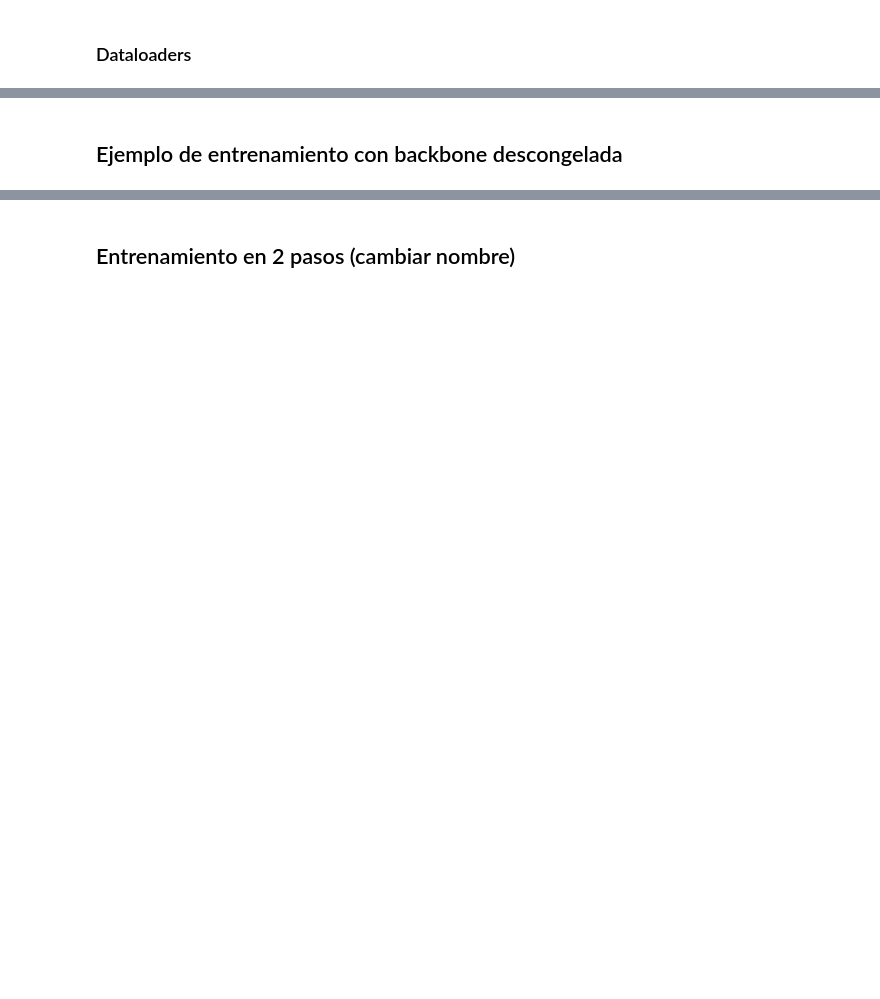
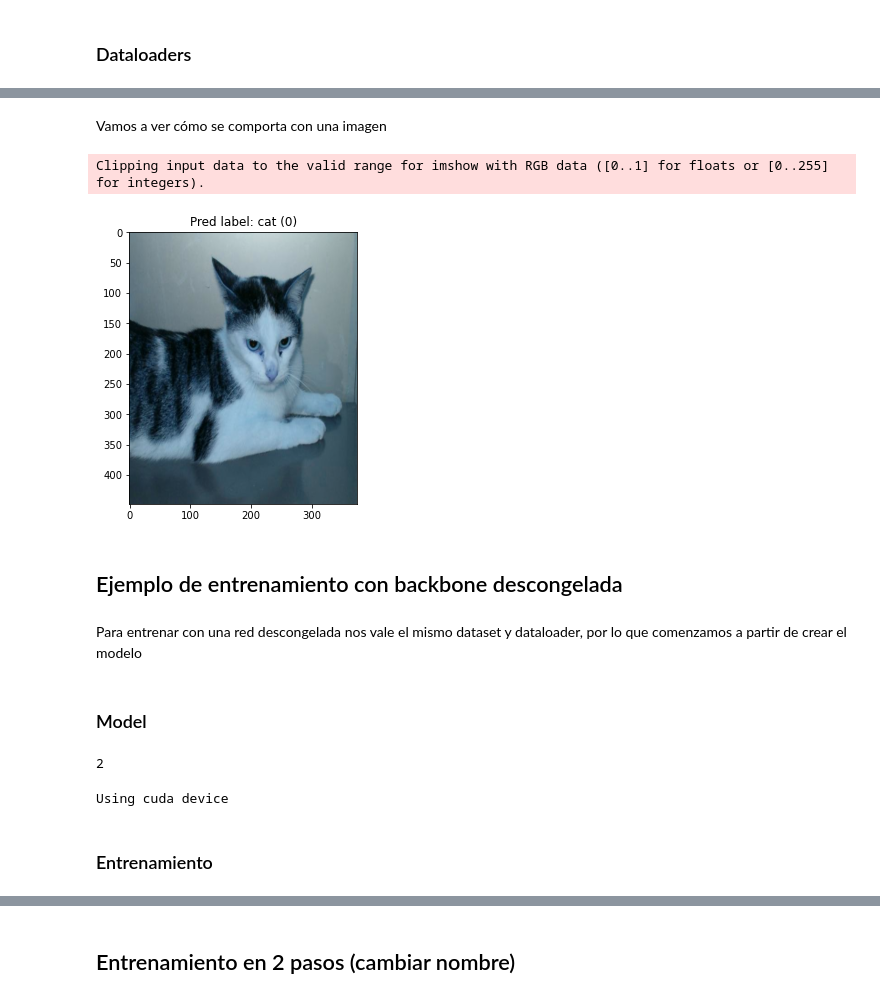
Before and after one commit to maximofn/Curso_Pytorch, a Jupyter notebook: 04 Redes convolucionales/16 Backbone congelada y descongelada.ipynb, the cells around one changed output, grey strips where cells are left out. Saved outputs shown, nothing was run; the diff lists cells and outputs as text; code cells hidden in the pictures; blank space fills up the shorter version.

Commit message:
Sigo con el cuaderno de backbone congelada y descongelada

```diff
--- a/04 Redes convolucionales/16 Backbone congelada y descongelada.ipynb
+++ b/04 Redes convolucionales/16 Backbone congelada y descongelada.ipynb
@@ -144,6 +237,8 @@ class DatasetCatsDogs(torch.utils.data.Dataset):
 
     def __getitem__(self, idx):
         img = cv2.imread(self.df.iloc[idx, 0])  # Read image
+        if img.shape[0] != median_shape[0] or img.shape[1] != median_shape[1]:
+            img = cv2.resize(img, median_shape) # Resize image
         img = torch.from_numpy(img).permute(2, 0, 1).float()    # Convert to tensor and permute dimensions
         img = img / 255.0  # Normalize image
         img = self.norm(img) # Standardize image
@@ -203,0 +307,3 @@ Original Traceback (most recent call last):
+# %%
+num_clases = len(classes)
+num_clases
@@ -204,2 +453,42 @@ Original Traceback (most recent call last):
+# %% [markdown]
+Vamos a ver cómo se comporta con una imagen
+# %%
+idx = np.random.randint(0, len(dataset['train']))
+sample_img, sample_label = dataset['train'][idx]
+
+pred = model_freeze(sample_img.unsqueeze(0).to(device))
+pred = pred.argmax(1).item()
+key = list(classes.keys())[list(classes.values()).index(pred)]
+
+fig = plt.figure(figsize=(5, 5))
+img = sample_img.permute(1, 2, 0).numpy()
+img = img * np.array([0.229, 0.224, 0.225]) + np.array([0.485, 0.456, 0.406]) # Unnormalize image
+plt.imshow(img)
+plt.title(f"Pred label: {key} ({pred})")
+plt.show()
+# %% [output]
+Clipping input data to the valid range for imshow with RGB data ([0..1] for floats or [0..255] for integers).
+[figure, added]
 # %% [markdown]
 ## Ejemplo de entrenamiento con backbone descongelada
+# %% [markdown]
+Para entrenar con una red descongelada nos vale el mismo dataset y dataloader, por lo que comenzamos a partir de crear el modelo
+# %% [markdown]
+### Model
+# %%
+from torchvision.models import resnet50, ResNet50_Weights
+
+model_unfreeze = resnet50(weights=ResNet50_Weights.DEFAULT)
+model_unfreeze.fc = torch.nn.Linear(model_unfreeze.fc.in_features, num_clases)
+
+model_unfreeze.fc.out_features
+# %% [output]
+2
+# %%
+device = "cuda" if torch.cuda.is_available() else "cpu"
+model_unfreeze.to(device)
+print("Using {} device".format(device))
+# %% [output]
+Using cuda device
+# %% [markdown]
+### Entrenamiento
```
Also changed, not shown: parts of 38 cells of this notebook.
